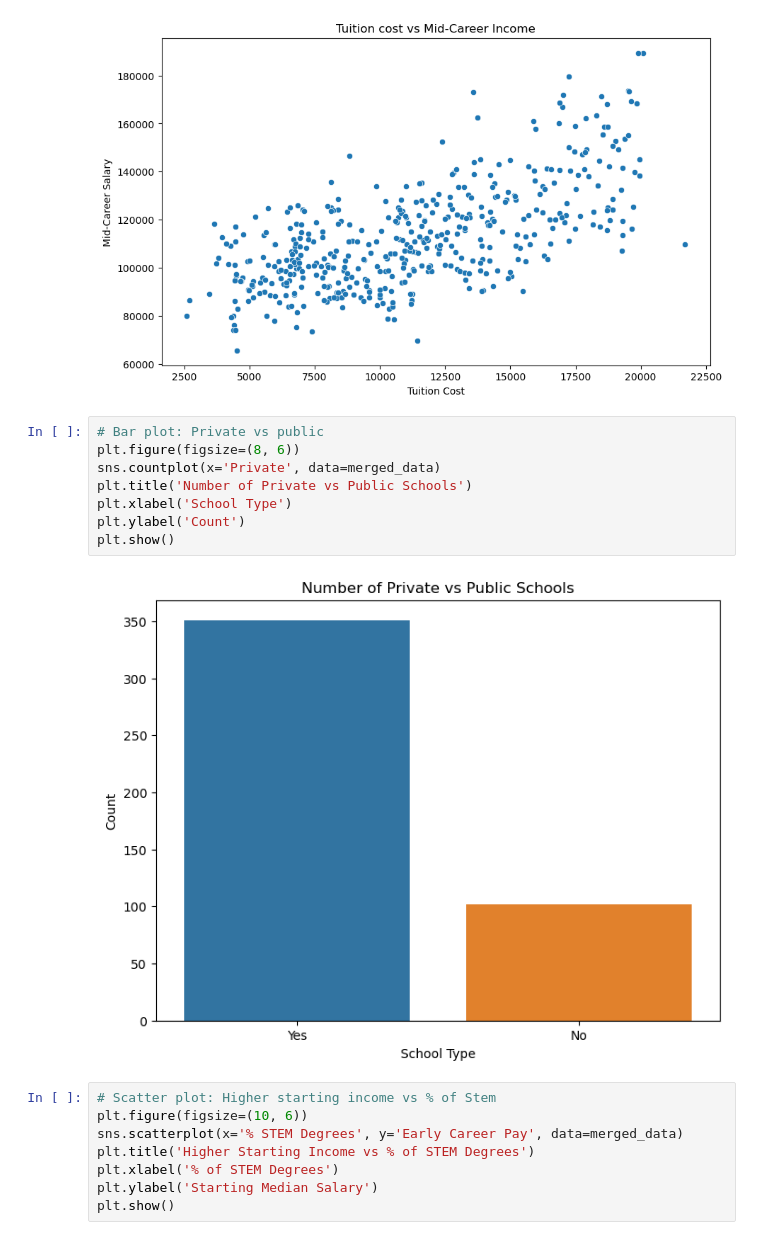
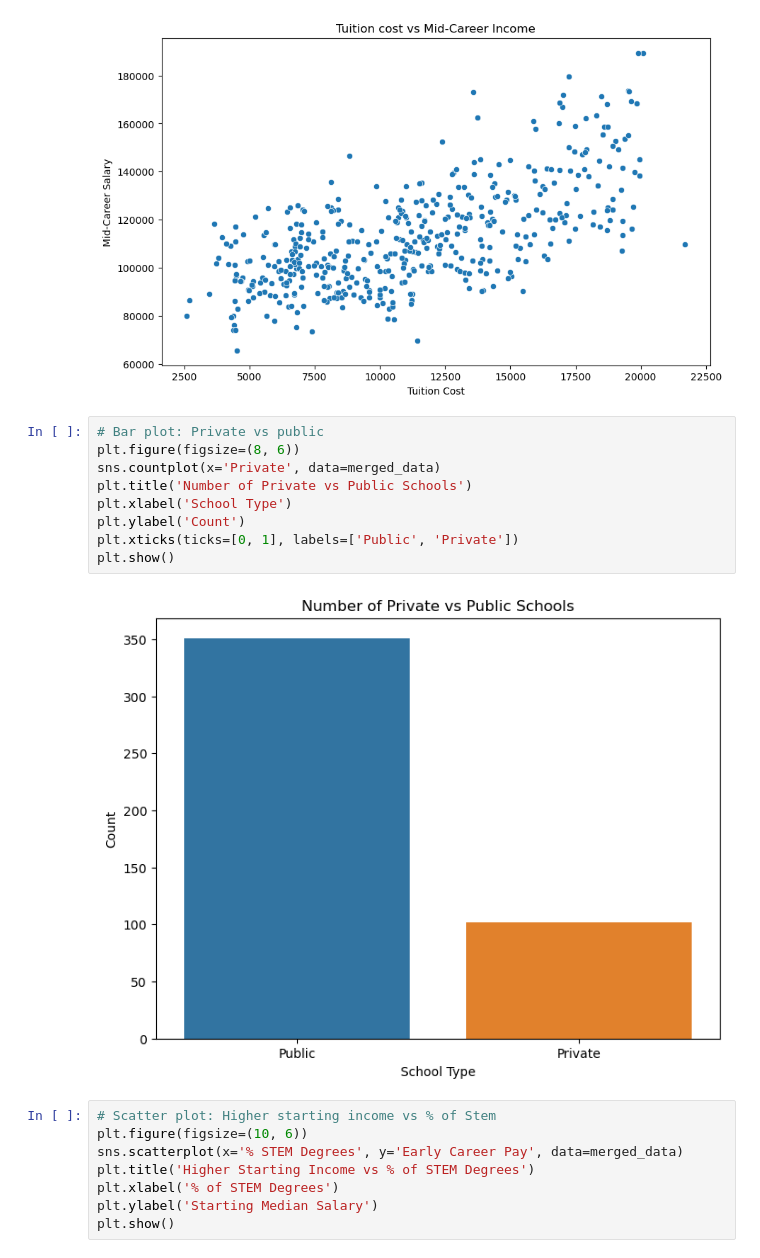
Before and after one commit to sWeeks99/Education_Trends_and_Opportunities, a Jupyter notebook: gulsens_analysis/gulsens_analysis.ipynb, the cells around one changed output. Drawn from its saved outputs; the diff is of its cells as text.

```diff
--- a/gulsens_analysis/gulsens_analysis.ipynb
+++ b/gulsens_analysis/gulsens_analysis.ipynb
@@ -135,13 +136,14 @@ plt.show()
 # %%
 # Bar plot: Private vs public
 plt.figure(figsize=(8, 6))
 sns.countplot(x='Private', data=merged_data)
 plt.title('Number of Private vs Public Schools')
 plt.xlabel('School Type')
 plt.ylabel('Count')
+plt.xticks(ticks=[0, 1], labels=['Public', 'Private'])
 plt.show()
 # %% [output]
-[figure, old version]
+[figure, new version]
 # %%
 # Scatter plot: Higher starting income vs % of Stem
 plt.figure(figsize=(10, 6))
```
Also changed, not shown: parts of 9 cells of this notebook.
